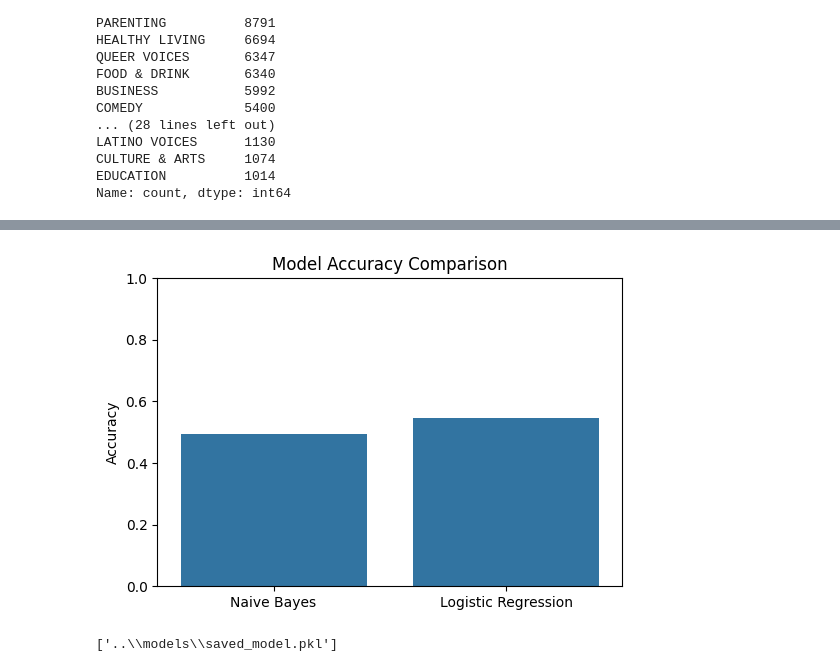
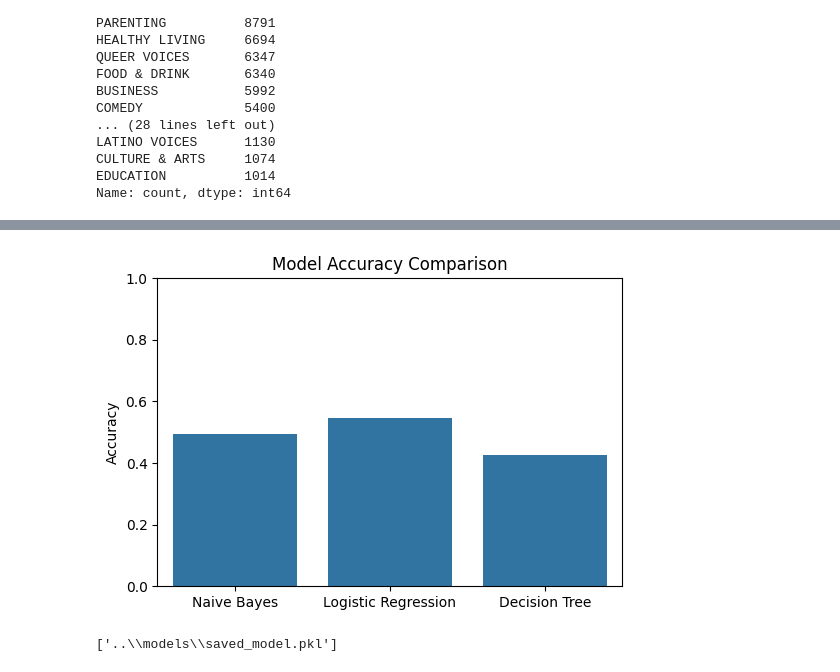
Before and after one commit to vansh-shriv/News_Category_Classification, a Jupyter notebook: notebooks/01_exploration.ipynb, the cells around one changed output, grey strips where cells are left out. Drawn from its saved outputs; the diff is of its cells as text; code cells hidden in the pictures.

Commit message:
Decision Tree

```diff
--- a/notebooks/01_exploration.ipynb
+++ b/notebooks/01_exploration.ipynb
@@ -71,4 +71,9 @@ model_nb.fit(X_train, y_train)
 from sklearn.linear_model import LogisticRegression
 model_lr = LogisticRegression(max_iter=1000)
 model_lr.fit(X_train, y_train)
+
+#Decision Tree Classifier
+from sklearn.tree import DecisionTreeClassifier
+model_dt = DecisionTreeClassifier()
+model_dt.fit(X_train, y_train)
 # %% [output]
@@ -79,12 +84,18 @@ from sklearn.metrics import accuracy_score, classification_report
 
 y_pred_nb = model_nb.predict(X_test)
 y_pred_lr = model_lr.predict(X_test)
+y_pred_dt = model_dt.predict(X_test)
 
 print("Naive Bayes Accuracy:", accuracy_score(y_test, y_pred_nb))
 print("Logistic Regression Accuracy:", accuracy_score(y_test, y_pred_lr))
+print("Decision Tree Accuracy:", accuracy_score(y_test, y_pred_dt))
 
+print("Classification Report for Naive Bayes:")
+print(classification_report(y_test, y_pred_nb, target_names=le.classes_))
 print("Classification Report for Logistic Regression:")
 print(classification_report(y_test, y_pred_lr, target_names=le.classes_))
+print("Classification Report for Decision Tree:")
+print(classification_report(y_test, y_pred_dt, target_names=le.classes_))
 # %% [output]
 Naive Bayes Accuracy: 0.4950126473536009
 Logistic Regression Accuracy: 0.5472963298811626
@@ -134,21 +155,22 @@ plt.show()
 # %%
 #visiualizing with accuracy Comparison of two models
 
 nb_accuracy = accuracy_score(y_test, y_pred_nb)
 lr_accuracy = accuracy_score(y_test, y_pred_lr)
+dt_accuracy = accuracy_score(y_test, y_pred_dt)
 
 # Plot
 plt.figure(figsize=(6, 4))
-models = ['Naive Bayes', 'Logistic Regression']
-accuracies = [nb_accuracy, lr_accuracy]
+models = ['Naive Bayes', 'Logistic Regression', 'Decision Tree']
+accuracies = [nb_accuracy, lr_accuracy, dt_accuracy]
 
 sns.barplot(x=models, y=accuracies)
 plt.title("Model Accuracy Comparison")
 plt.ylim(0, 1)
 plt.ylabel("Accuracy")
 plt.show()
 # %% [output]
-[figure, old version]
+[figure, new version]
 # %%
 #saving the model
 import joblib
```
Also changed, not shown: parts of 3 cells of this notebook, 1 other file.
